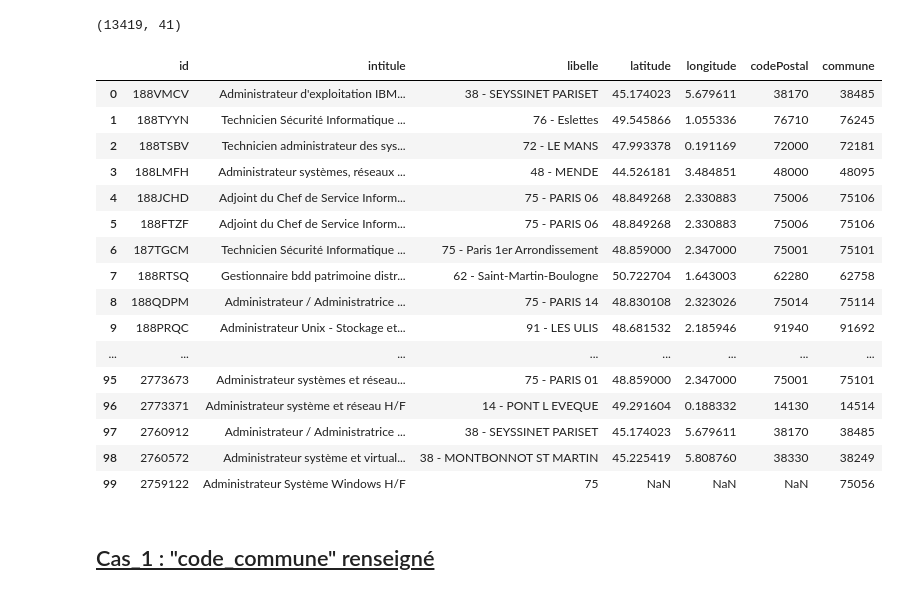
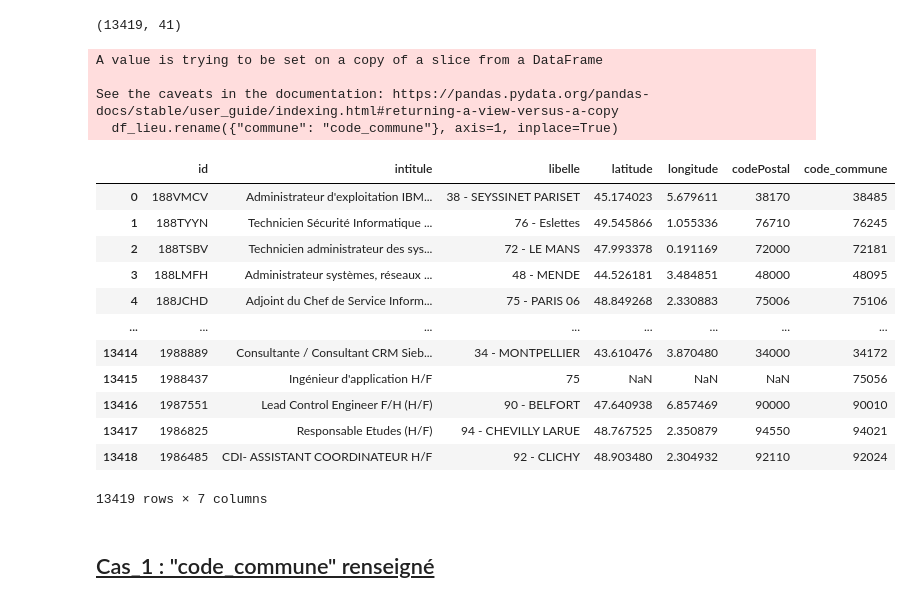
Before and after one commit to vimchun/Job-Market-in-France, a Jupyter notebook: notebooks/add_location_attributes.ipynb, the cells around one changed output. Saved outputs shown, nothing was run; the diff lists cells and outputs as text; code cells hidden in the pictures.

```diff
--- a/notebooks/add_location_attributes.ipynb
+++ b/notebooks/add_location_attributes.ipynb
@@ -3,5 +3,18 @@ import os
 
 import pandas as pd
 
-json_files_directory = os.path.join("..", "api_extract__transform", "outputs", "_archives", "2025-03-02--exemples-jsons-et-json-concatenated")
-json_name = "_offres_concatenated_13639_offres__2025-03-05--22h09.json"
+# Chargement des fichiers
+
+df = pd.read_json(
+    os.path.join(
+        "..",
+        "api_extract__transform",
+        "outputs",
+        "_archives",
+        "2025-03-02--exemples-jsons-et-json-concatenated",
+        "_offres_concatenated_13639_offres__2025-03-05--22h09.json",
+    ),
+    dtype=False,  # désactiver l'inférence des types
+)
+
+df_insee = pd.read_csv(os.path.join(os.path.join("..", "additional_files"), "ville_departement_region_names.csv"))
@@ -8,11 +37,6 @@ json_name = "_offres_concatenated_13639_offres__2025-03-05--22h09.json"
 # %%
 pd.options.display.max_rows = 3000
 pd.options.display.max_columns = 100
-# %%
-df = pd.read_json(
-    os.path.join(json_files_directory, json_name),
-    dtype=False,
-)
 # %%
 df.head(2)
 # %% [output]
@@ -29,26 +53,29 @@ lieuTravail_normalized = pd.json_normalize(df["lieuTravail"])
 df = df.join(lieuTravail_normalized)
 
 df_lieu = df[["id", "intitule"] + list(lieuTravail_normalized.columns)]
+# %%
+df_lieu.rename({"commune": "code_commune"}, axis=1, inplace=True)
+# %% [output]
+A value is trying to be set on a copy of a slice from a DataFrame
+
+See the caveats in the documentation: https://pandas.pydata.org/pandas-docs/stable/user_guide/indexing.html#returning-a-view-versus-a-copy
+  df_lieu.rename({"commune": "code_commune"}, axis=1, inplace=True)
 # %%
-df_lieu.head(100)
+df_lieu
 # %% [output]
-|  | id | intitule | libelle | latitude | longitude | codePostal | commune |
+|  | id | intitule | libelle | latitude | longitude | codePostal | code_commune |
 | 0 | 188VMCV | Administrateur d'exploitation IBM... | 38 - SEYSSINET PARISET | 45.174023 | 5.679611 | 38170 | 38485 |
 | 1 | 188TYYN | Technicien Sécurité Informatique ... | 76 - Eslettes | 49.545866 | 1.055336 | 76710 | 76245 |
 | 2 | 188TSBV | Technicien administrateur des sys... | 72 - LE MANS | 47.993378 | 0.191169 | 72000 | 72181 |
 | 3 | 188LMFH | Administrateur systèmes, réseaux ... | 48 - MENDE | 44.526181 | 3.484851 | 48000 | 48095 |
 | 4 | 188JCHD | Adjoint du Chef de Service Inform... | 75 - PARIS 06 | 48.849268 | 2.330883 | 75006 | 75106 |
-| 5 | 188FTZF | Adjoint du Chef de Service Inform... | 75 - PARIS 06 | 48.849268 | 2.330883 | 75006 | 75106 |
-| 6 | 187TGCM | Technicien Sécurité Informatique ... | 75 - Paris 1er Arrondissement | 48.859000 | 2.347000 | 75001 | 75101 |
-| 7 | 188RTSQ | Gestionnaire bdd patrimoine distr... | 62 - Saint-Martin-Boulogne | 50.722704 | 1.643003 | 62280 | 62758 |
-| 8 | 188QDPM | Administrateur / Administratrice ... | 75 - PARIS 14 | 48.830108 | 2.323026 | 75014 | 75114 |
-| 9 | 188PRQC | Administrateur Unix - Stockage et... | 91 - LES ULIS | 48.681532 | 2.185946 | 91940 | 91692 |
 | ... | ... | ... | ... | ... | ... | ... | ... |
-| 95 | 2773673 | Administrateur systèmes et réseau... | 75 - PARIS 01 | 48.859000 | 2.347000 | 75001 | 75101 |
-| 96 | 2773371 | Administrateur système et réseau H/F | 14 - PONT L EVEQUE | 49.291604 | 0.188332 | 14130 | 14514 |
-| 97 | 2760912 | Administrateur / Administratrice ... | 38 - SEYSSINET PARISET | 45.174023 | 5.679611 | 38170 | 38485 |
-| 98 | 2760572 | Administrateur système et virtual... | 38 - MONTBONNOT ST MARTIN | 45.225419 | 5.808760 | 38330 | 38249 |
-| 99 | 2759122 | Administrateur Système Windows H/F | 75 | NaN | NaN | NaN | 75056 |
+| 13414 | 1988889 | Consultante / Consultant CRM Sieb... | 34 - MONTPELLIER | 43.610476 | 3.870480 | 34000 | 34172 |
+| 13415 | 1988437 | Ingénieur d'application H/F | 75 | NaN | NaN | NaN | 75056 |
+| 13416 | 1987551 | Lead Control Engineer F/H (H/F) | 90 - BELFORT | 47.640938 | 6.857469 | 90000 | 90010 |
+| 13417 | 1986825 | Responsable Etudes (H/F) | 94 - CHEVILLY LARUE | 48.767525 | 2.350879 | 94550 | 94021 |
+| 13418 | 1986485 | CDI- ASSISTANT COORDINATEUR H/F | 92 - CLICHY | 48.903480 | 2.304932 | 92110 | 92024 |
+13419 rows × 7 columns
 # %% [markdown]
 ## <u> Cas_1 : "code_commune" renseigné </u>
 # %%
```
Also changed, not shown: parts of 16 cells of this notebook, 7 other files.
